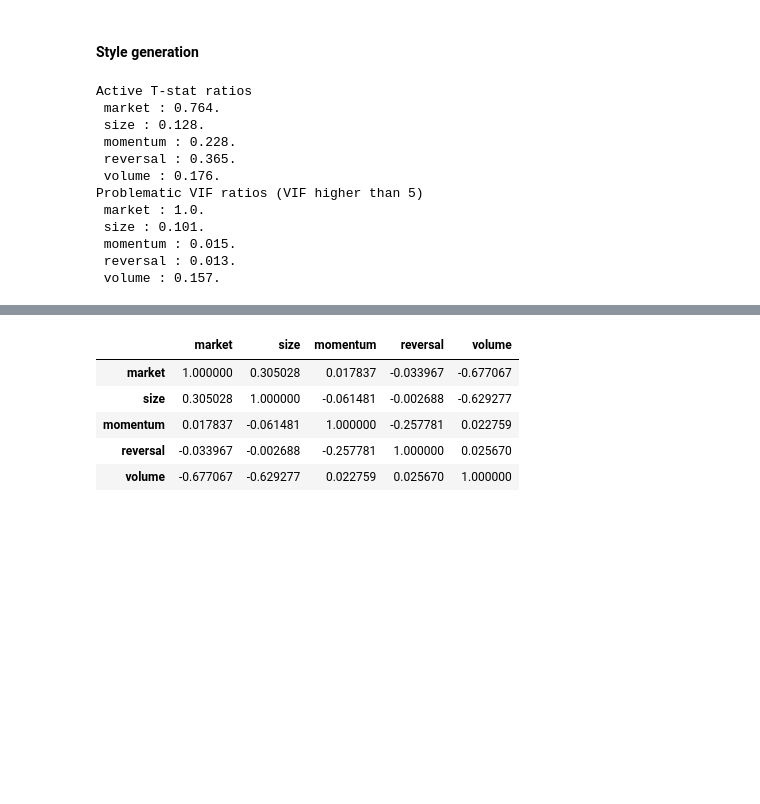
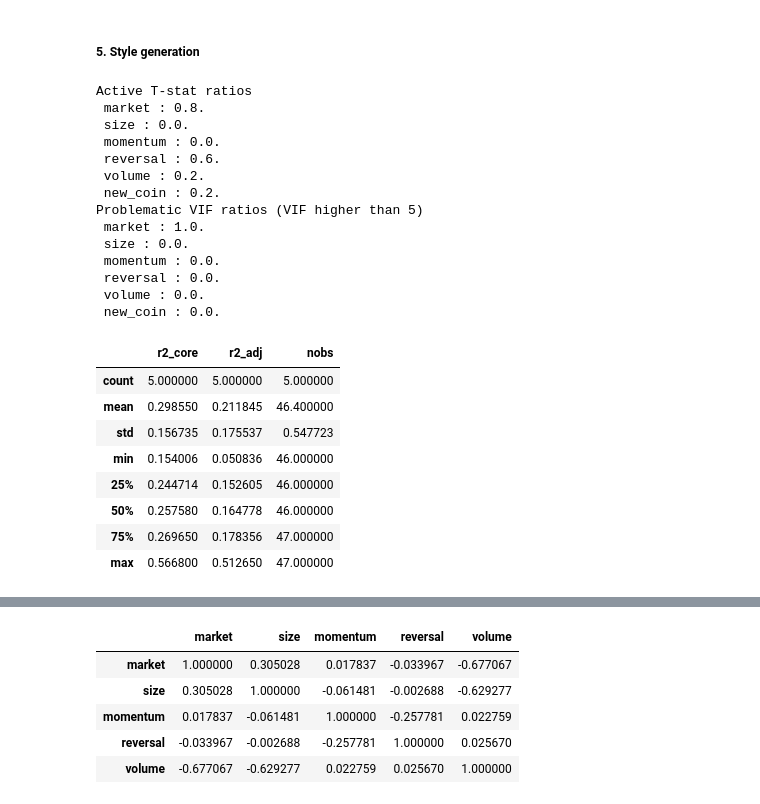
Before and after one commit to bebesi33/crypto_project, a Jupyter notebook: factor_model/scripts/main.ipynb, the cells around one changed output, grey strips where cells are left out. Drawn from its saved outputs; the diff is of its cells as text; code cells hidden in the pictures; blank space fills up the shorter version.

```diff
--- a/factor_model/scripts/main.ipynb
+++ b/factor_model/scripts/main.ipynb
@@ -150,5 +174,5 @@ estimation_basis_last, univ_first_appearence = generate_estimation_basis(excess_
 # %% [markdown]
-#### Style generation
+##### 5. Style generation
 # %%
 momentum_move_map = generate_x_month_price_change(price_data_map,  x_len = 6, month_len = parameters["MONTH_LENGTH"])
 reversal_map = generate_x_month_price_change(price_data_map,  x_len = 1, month_len = parameters["MONTH_LENGTH"])
@@ -191,10 +271,48 @@ for date in tqdm(estimation_dates):
     except:
         print(date)
+# %%
+all_tstat = pd.concat(tstats_all, axis = 0)
+all_coeff = pd.concat(coefficients_all, axis = 0)
+all_vif = pd.concat(vif_all, axis = 0)
+all_model_summary = pd.concat(model_summary, axis = 0)
+if parameters["GENERATE_DATABASE"]:
+    refresh_database(
+        symbol_level_data={str(datetime.date.today()): all_tstat},
+        database_location=DATABASE_LOCATION,
+        database_name=FACTOR_MODEL_ESTIMATES,
+        database_table_name="t_statistics",
+        delete_database=False,
+        key_field_name="version_date",
+        update_mode="append",
+    )
+    refresh_database(
+        symbol_level_data={str(datetime.date.today()): all_coeff},
+        database_location=DATABASE_LOCATION,
+        database_name=FACTOR_MODEL_ESTIMATES,
+        database_table_name="factor_returns",
+        delete_database=False,
+        key_field_name="version_date",
+        update_mode="append",
+    )
+    refresh_database(
+        symbol_level_data={str(datetime.date.today()): all_vif},
+        database_location=DATABASE_LOCATION,
+        database_name=FACTOR_MODEL_ESTIMATES,
+        database_table_name="vifs",
+        delete_database=False,
+        key_field_name="version_date",
+        update_mode="append",
+    )
+    refresh_database(
+        symbol_level_data={str(datetime.date.today()): all_model_summary},
+        database_location=DATABASE_LOCATION,
+        database_name=FACTOR_MODEL_ESTIMATES,
+        database_table_name="r_squares",
+        delete_database=False,
+        key_field_name="version_date",
+        update_mode="append",
+    )
 # %%
-all_tstat = pd.concat(tstats_all, axis = 0)
-all_coeff = pd.concat(coefficients_all, axis = 0)
-all_vif = pd.concat(vif_all, axis = 0)
-
 print("Active T-stat ratios")
 for style in parameters['REGRESSORS_SET1']:
     active_stat = sum(abs(all_tstat[style])>2)/len(all_tstat)
@@ -211,17 +329,31 @@ for style in parameters['REGRESSORS_SET1']:
     print(f" {style} : {problematic_vif}.")
 # %% [output]
 Active T-stat ratios
- market : 0.764.
- size : 0.128.
- momentum : 0.228.
- reversal : 0.365.
- volume : 0.176.
+ market : 0.8.
+ size : 0.0.
+ momentum : 0.0.
+ reversal : 0.6.
+ volume : 0.2.
+ new_coin : 0.2.
 Problematic VIF ratios (VIF higher than 5)
  market : 1.0.
- size : 0.101.
- momentum : 0.015.
- reversal : 0.013.
- volume : 0.157.
+ size : 0.0.
+ momentum : 0.0.
+ reversal : 0.0.
+ volume : 0.0.
+ new_coin : 0.0.
+# %%
+all_model_summary.describe()
+# %% [output]
+|  | r2_core | r2_adj | nobs |
+| count | 5.000000 | 5.000000 | 5.000000 |
+| mean | 0.298550 | 0.211845 | 46.400000 |
+| std | 0.156735 | 0.175537 | 0.547723 |
+| min | 0.154006 | 0.050836 | 46.000000 |
+| 25% | 0.244714 | 0.152605 | 46.000000 |
+| 50% | 0.257580 | 0.164778 | 46.000000 |
+| 75% | 0.269650 | 0.178356 | 47.000000 |
+| max | 0.566800 | 0.512650 | 47.000000 |
 # %%
 for style in parameters['REGRESSORS_SET1']:
     plt.figure(figsize=(15,3))
```
Also changed, not shown: parts of 21 cells of this notebook, 25 other files.
